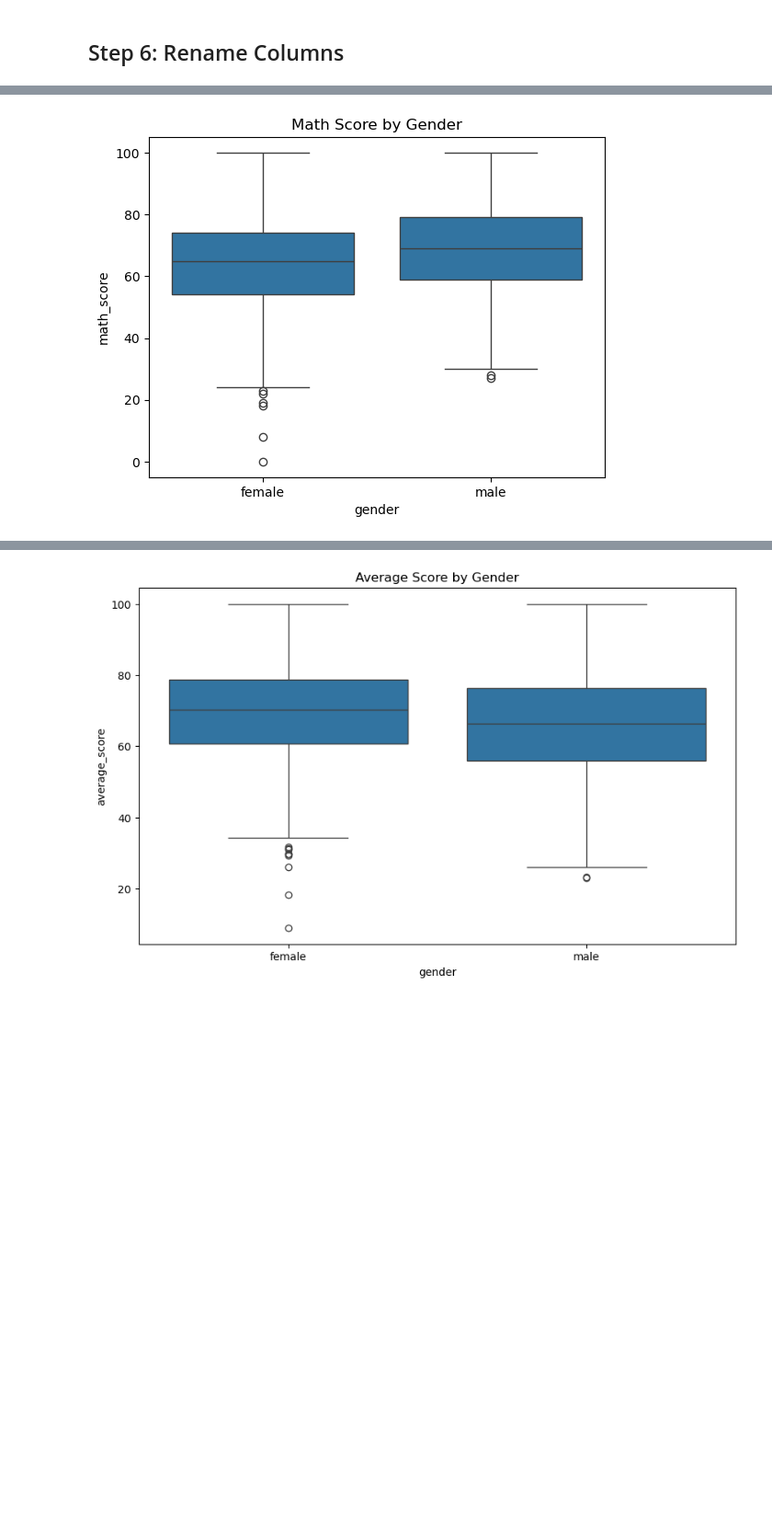
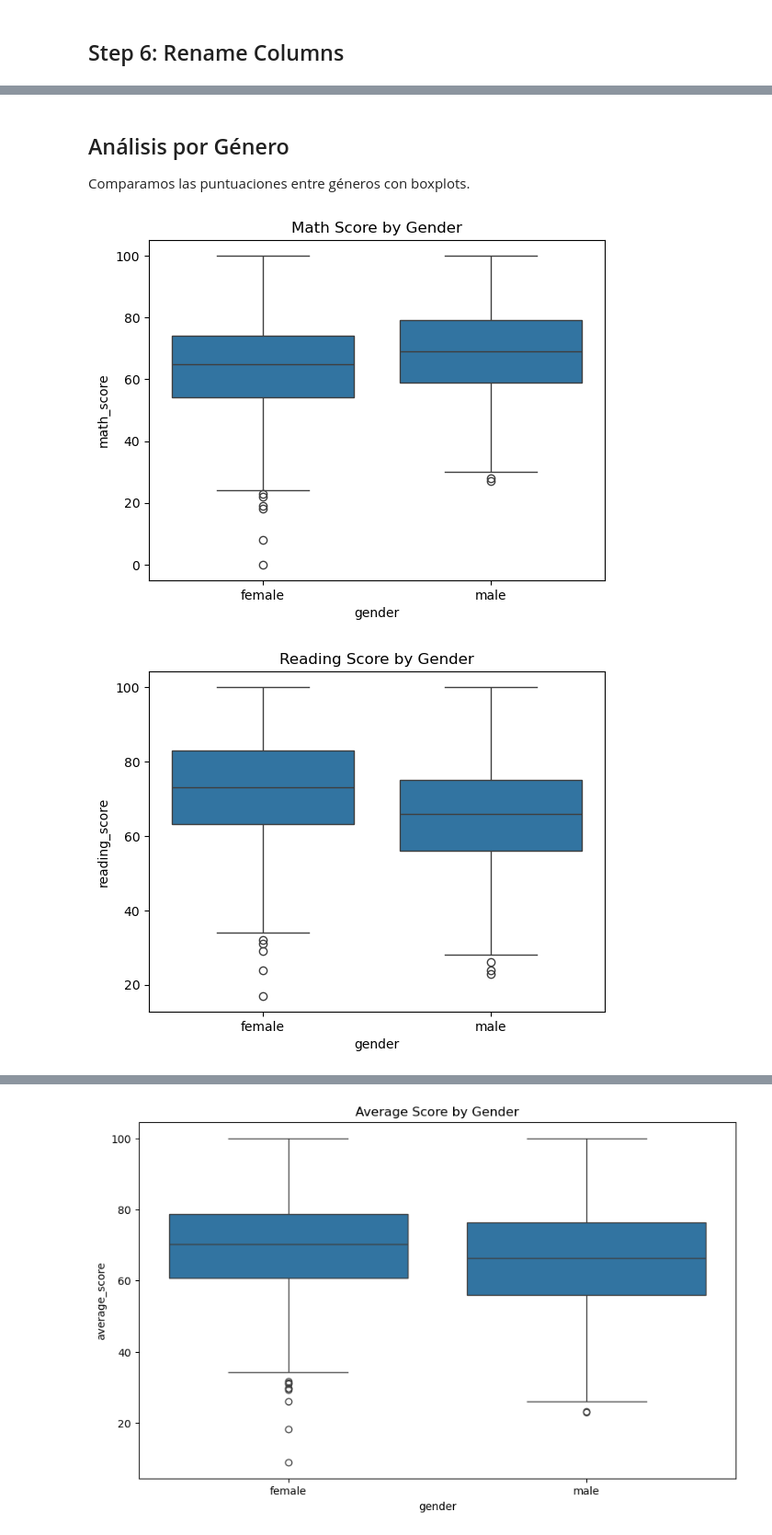
Before and after one commit to 8xbit/Entrega-final-EDA, a Jupyter notebook: Students Performance in Exams 2.ipynb, the cells around one changed output, grey strips where cells are left out. Shown: that part at 92% size. Cells and saved outputs as stored; diff of their text form; code cells hidden in the pictures; blank space fills up the shorter version.

```diff
--- a/Students Performance in Exams 2.ipynb
+++ b/Students Performance in Exams 2.ipynb
@@ -123,6 +122,20 @@ plt.show()
+# %% [markdown]
+## Análisis por Género
+
+Comparamos las puntuaciones entre géneros con boxplots.
 # %%
 sns.boxplot(x='gender', y='math_score', data=df)
 plt.title("Math Score by Gender")
 plt.show()
+
+
+sns.boxplot(x='gender', y='reading_score', data=df)
+plt.title("Reading Score by Gender")
+plt.show()
+
+sns.boxplot(x='gender', y='writing_score', data=df)
+plt.title("Writing Score by Gender")
+plt.show()
 # %% [output]
 [figure]
+[figure, added]
```
Also changed, not shown: parts of 14 cells of this notebook.
